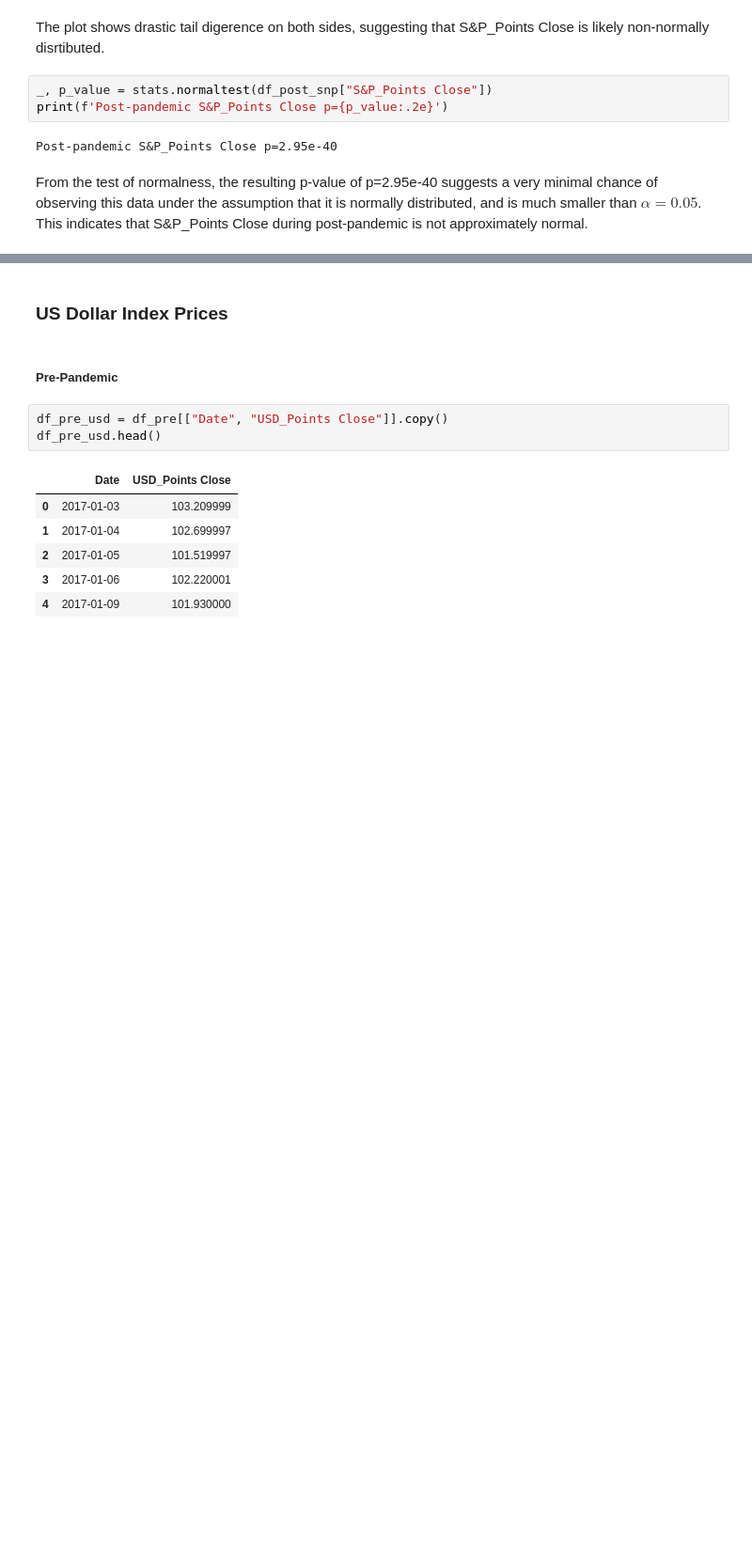
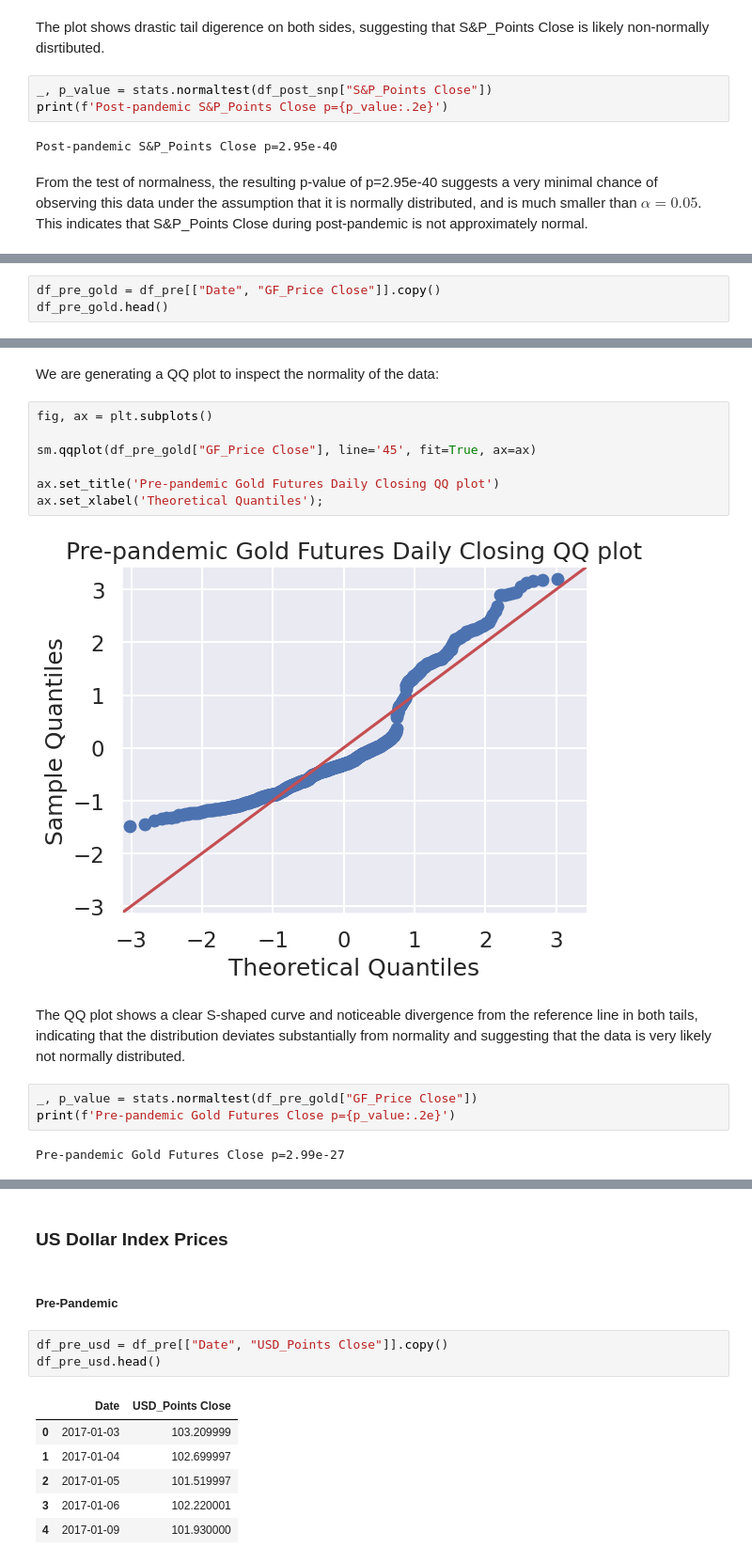
Before and after one commit to COGS108/Group110_WI26, a Jupyter notebook: 02-EDACheckpoint.ipynb, the cells around one changed output, grey strips where cells are left out. Shown at 94% size. Drawn from its saved outputs; the diff is of its cells as text; blank space fills up the shorter version.

Commit message:
Updated gold QQ plots and normality analysis

```diff
--- a/02-EDACheckpoint.ipynb
+++ b/02-EDACheckpoint.ipynb
@@ -704,0 +711,3 @@ From the test of normalness, the resulting p-value of p=2.95e-40 suggests a very
+# %%
+df_pre_gold = df_pre[["Date", "GF_Price Close"]].copy()
+df_pre_gold.head()
@@ -704,0 +721,18 @@ From the test of normalness, the resulting p-value of p=2.95e-40 suggests a very
+# %% [markdown]
+We are generating a QQ plot to inspect the normality of the data:
+# %%
+fig, ax = plt.subplots()
+
+sm.qqplot(df_pre_gold["GF_Price Close"], line='45', fit=True, ax=ax)
+
+ax.set_title('Pre-pandemic Gold Futures Daily Closing QQ plot')
+ax.set_xlabel('Theoretical Quantiles');
+# %% [output]
+[figure, added]
+# %% [markdown]
+The QQ plot shows a clear S-shaped curve and noticeable divergence from the reference line in both tails, indicating that the distribution deviates substantially from normality and suggesting that the data is very likely not normally distributed.
+# %%
+_, p_value = stats.normaltest(df_pre_gold["GF_Price Close"])
+print(f'Pre-pandemic Gold Futures Close p={p_value:.2e}')
+# %% [output]
+Pre-pandemic Gold Futures Close p=2.99e-27
```
Also changed, not shown: parts of 41 cells of this notebook, 3 other files.
